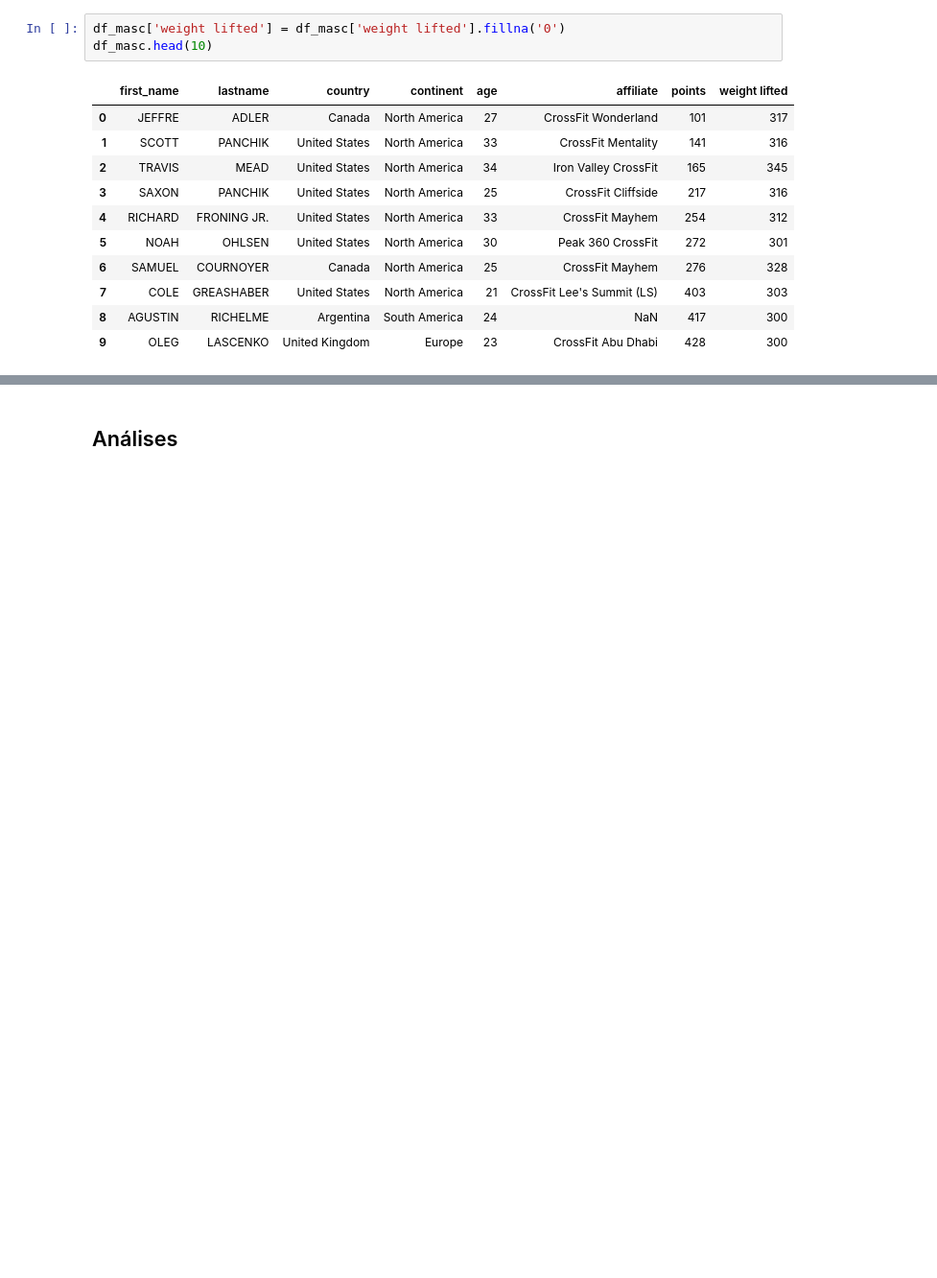
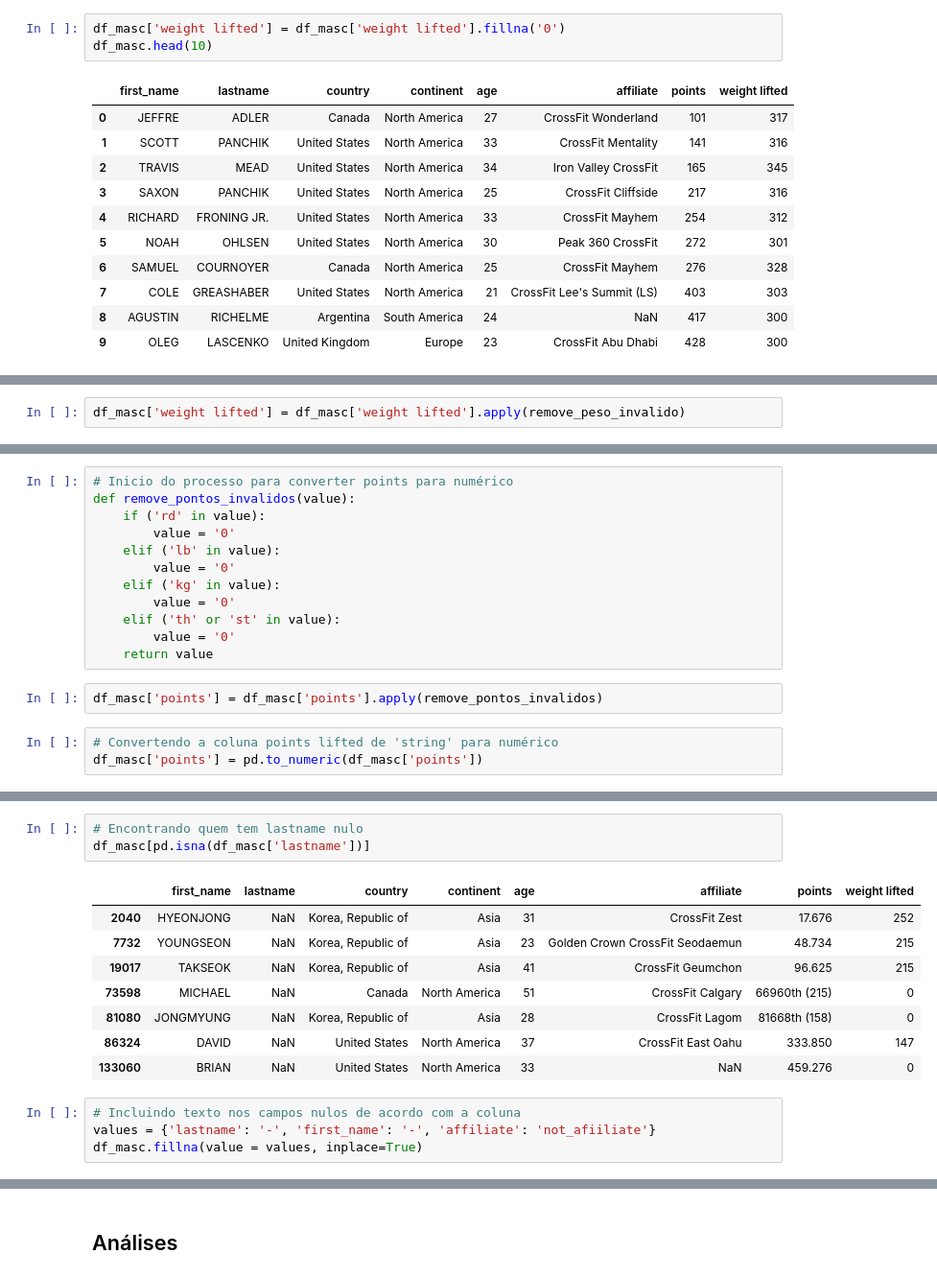
Before and after one commit to DheniMoura/Crossfit_open_2021, a Jupyter notebook: male.ipynb, the cells around one changed output, grey strips where cells are left out. Shown: that part at 96% size. Drawn from its saved outputs; the diff is of its cells as text; blank space fills up the shorter version.

```diff
--- a/male.ipynb
+++ b/male.ipynb
@@ -173,0 +231,2 @@ ValueError: Unable to parse string "100900th (--)" at position 47828
+# %%
+df_masc['weight lifted'] = df_masc['weight lifted'].apply(remove_peso_invalido)
@@ -173,0 +236,17 @@ ValueError: Unable to parse string "100900th (--)" at position 47828
+# %%
+# Inicio do processo para converter points para numérico
+def remove_pontos_invalidos(value):
+    if ('rd' in value):
+        value = '0'
+    elif ('lb' in value):
+        value = '0'
+    elif ('kg' in value):
+        value = '0'
+    elif ('th' or 'st' in value):
+        value = '0'
+    return value
+# %%
+df_masc['points'] = df_masc['points'].apply(remove_pontos_invalidos)
+# %%
+# Convertendo a coluna points lifted de 'string' para numérico
+df_masc['points'] = pd.to_numeric(df_masc['points'])
@@ -173,0 +289,16 @@ ValueError: Unable to parse string "100900th (--)" at position 47828
+# %%
+# Encontrando quem tem lastname nulo
+df_masc[pd.isna(df_masc['lastname'])]
+# %% [output]
+|  | first_name | lastname | country | continent | age | affiliate | points | weight lifted |
+| 2040 | HYEONJONG | NaN | Korea, Republic of | Asia | 31 | CrossFit Zest | 17.676 | 252 |
+| 7732 | YOUNGSEON | NaN | Korea, Republic of | Asia | 23 | Golden Crown CrossFit Seodaemun | 48.734 | 215 |
+| 19017 | TAKSEOK | NaN | Korea, Republic of | Asia | 41 | CrossFit Geumchon | 96.625 | 215 |
+| 73598 | MICHAEL | NaN | Canada | North America | 51 | CrossFit Calgary | 66960th (215) | 0 |
+| 81080 | JONGMYUNG | NaN | Korea, Republic of | Asia | 28 | CrossFit Lagom | 81668th (158) | 0 |
+| 86324 | DAVID | NaN | United States | North America | 37 | CrossFit East Oahu | 333.850 | 147 |
+| 133060 | BRIAN | NaN | United States | North America | 33 | NaN | 459.276 | 0 |
+# %%
+# Incluindo texto nos campos nulos de acordo com a coluna
+values = {'lastname': '-', 'first_name': '-', 'affiliate': 'not_afiiliate'}
+df_masc.fillna(value = values, inplace=True)
```
Also changed, not shown: parts of 12 cells of this notebook.
